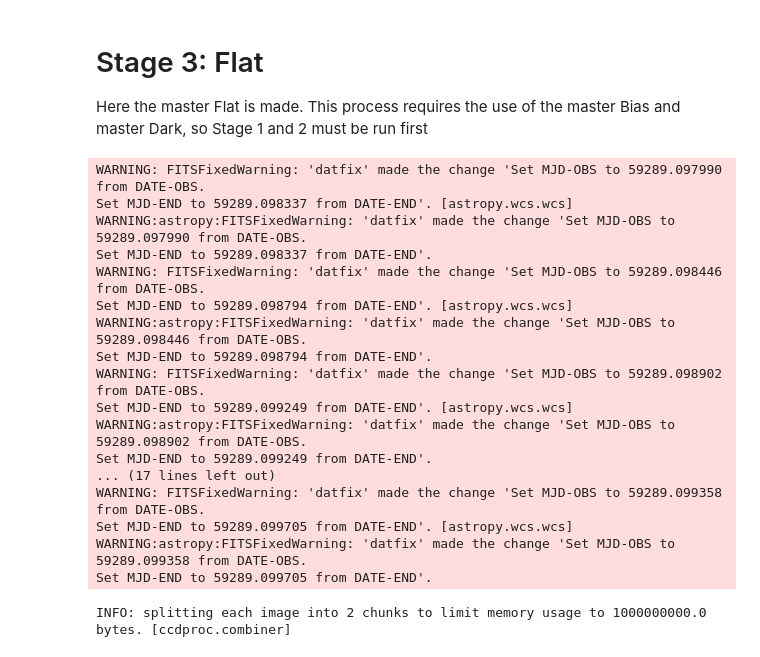
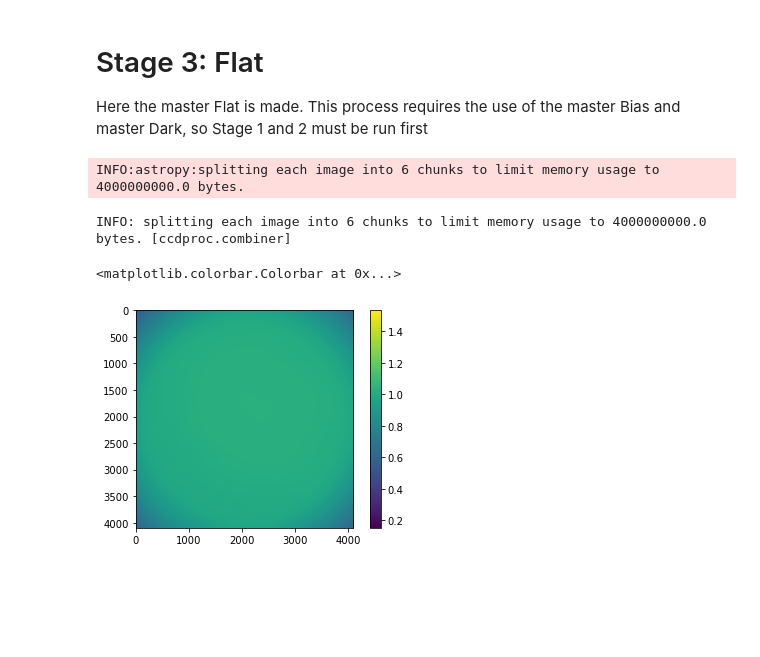
Before and after one commit to AdaVoden/image_calibration, a Jupyter notebook: Master_Calibration_Creator.ipynb, the cells around one changed output. Saved outputs shown, nothing was run; the diff lists cells and outputs as text; code cells hidden in the pictures; blank space fills up the shorter version.

Commit message:
Minor adjustments to code flow in Flats

```diff
--- a/Master_Calibration_Creator.ipynb
+++ b/Master_Calibration_Creator.ipynb
@@ -50,12 +50,13 @@ from pathlib import Path
 from astropy.nddata import CCDData
 from astropy.stats import mad_std
 from astropy.units import adu, second
-from ccdproc import ImageFileCollection, combine, subtract_bias, subtract_dark
+from ccdproc import ImageFileCollection, combine, subtract_bias, subtract_dark, cosmicray_lacosmic
 import matplotlib.pyplot as plt
-
 import numpy as np
 
+
 GIGABYTE = 1e9 # 1 billion bytes
+MEMORY_LIMIT = 4*GIGABYTE
 
 data_directory = Path(".") # directory that notebooks are in.
 reduced_path = data_directory.joinpath("reduced")
@@ -159,20 +153,41 @@ INFO: splitting each image into 2 chunks to limit memory usage to 1000000000.0 b
 
 Here the master Flat is made. This process requires the use of the master Bias and master Dark, so Stage 1 and 2 must be run first
 # %%
-flats = ImageFileCollection(data_directory, glob_include="*flat*.fit")
+def inv_average(data):
+    return 1/np.average(data)
+
+def inv_median(data):
+    return 1/np.median(data)
+
+flats = ImageFileCollection(data_directory, glob_include="*flat*.fit*")
 
 # Calibration
 calibrated_flats_path = data_directory.joinpath("bias_dark_removed_flats")
 calibrated_flats_path.mkdir(exist_ok=True)
 
+
 for flat in flats.files:
     flat = Path(flat)
     flat_ccd = CCDData.read(flat, unit=adu)
-    flat_ccd = subtract_bias(flat_ccd, combined_bias)
-    flat_ccd = subtract_dark(flat_ccd, combined_dark, exposure_time="EXPTIME", exposure_unit=second, scale=True)
+    try:
+        flat_ccd = subtract_bias(flat_ccd, combined_bias)
+    except:
+        combined_bias = reduced_path.joinpath("combined_bias.fit")
+        combined_bias = CCDData.read(combined_bias)
+        flat_ccd = subtract_bias(flat_ccd, combined_bias)
+    try:
+        flat_ccd = subtract_dark(ccd=flat_ccd, master=combined_dark, exposure_time="EXPTIME", exposure_unit=second, scale=False)
+    except:
+        combined_dark = reduced_path.joinpath("combined_dark.fit")
+        combined_dark = CCDData.read(combined_dark)
+        flat_ccd = subtract_dark(ccd=flat_ccd, master=combined_dark, exposure_time="EXPTIME", exposure_unit=second, scale=False)
+    flat_cdd = cosmicray_lacosmic(ccd=flat_ccd, gain=1.42, readnoise=15.1, cleantype="median", gain_apply=False)
+    flat_ccd.meta["HISTORY"] = f"Subtracted master bias combined_bias.fit"
+    flat_ccd.meta["HISTORY"] = f"Subtracted master dark combined_dark.fit"
+    flat_ccd.meta["HISTORY"] = f"Removed Cosmic rays with Median Filter"
     flat_ccd.write(calibrated_flats_path.joinpath(flat))
 
-calibrated_flats = ImageFileCollection(calibrated_flats_path, glob_include="*flat*.fit")
+calibrated_flats = ImageFileCollection(calibrated_flats_path, glob_include="*flat*.fit*")
 combined_flat = combine(calibrated_flats.files,
                         method="average",
                         sigma_clip=True,
@@ -180,29 +195,20 @@ combined_flat = combine(calibrated_flats.files,
                         sigma_clip_high_thresh=5,
                         sigma_clip_func=np.ma.median,
                         sigma_clip_dev_func=mad_std,
-                        mem_limit = GIGABYTE,
+                        mem_limit = MEMORY_LIMIT,
+                        scale=inv_median,
                         unit=adu)
-
+combined_flat.meta["IMAGETYP"] = "Flat"
 combined_flat.meta['combined'] = True
-combined_flat.meta['numcomb'] = len(flats.files)
+combined_flat.meta['HISTORY'] = f"Combined {len(flats.files)} images by Mean"
 
 combined_flat.write(reduced_path / "combined_flat.fit")
 # %% [output]
-WARNING: FITSFixedWarning: 'datfix' made the change 'Set MJD-OBS to 59289.097990 from DATE-OBS.
-Set MJD-END to 59289.098337 from DATE-END'. [astropy.wcs.wcs]
-WARNING:astropy:FITSFixedWarning: 'datfix' made the change 'Set MJD-OBS to 59289.097990 from DATE-OBS.
-Set MJD-END to 59289.098337 from DATE-END'.
-WARNING: FITSFixedWarning: 'datfix' made the change 'Set MJD-OBS to 59289.098446 from DATE-OBS.
-Set MJD-END to 59289.098794 from DATE-END'. [astropy.wcs.wcs]
-WARNING:astropy:FITSFixedWarning: 'datfix' made the change 'Set MJD-OBS to 59289.098446 from DATE-OBS.
-Set MJD-END to 59289.098794 from DATE-END'.
-WARNING: FITSFixedWarning: 'datfix' made the change 'Set MJD-OBS to 59289.098902 from DATE-OBS.
-Set MJD-END to 59289.099249 from DATE-END'. [astropy.wcs.wcs]
-WARNING:astropy:FITSFixedWarning: 'datfix' made the change 'Set MJD-OBS to 59289.098902 from DATE-OBS.
-Set MJD-END to 59289.099249 from DATE-END'.
-... (17 lines left out)
-WARNING: FITSFixedWarning: 'datfix' made the change 'Set MJD-OBS to 59289.099358 from DATE-OBS.
-Set MJD-END to 59289.099705 from DATE-END'. [astropy.wcs.wcs]
-WARNING:astropy:FITSFixedWarning: 'datfix' made the change 'Set MJD-OBS to 59289.099358 from DATE-OBS.
-Set MJD-END to 59289.099705 from DATE-END'.
+INFO:astropy:splitting each image into 6 chunks to limit memory usage to 4000000000.0 bytes.
-INFO: splitting each image into 2 chunks to limit memory usage to 1000000000.0 bytes. [ccdproc.combiner]
+INFO: splitting each image into 6 chunks to limit memory usage to 4000000000.0 bytes. [ccdproc.combiner]
+# %%
+plt.imshow(combined_flat.data)
+plt.colorbar()
+# %% [output]
+<matplotlib.colorbar.Colorbar at 0x...>
+[figure, added]
```
Also changed, not shown: parts of 3 cells of this notebook, 4 other files.
